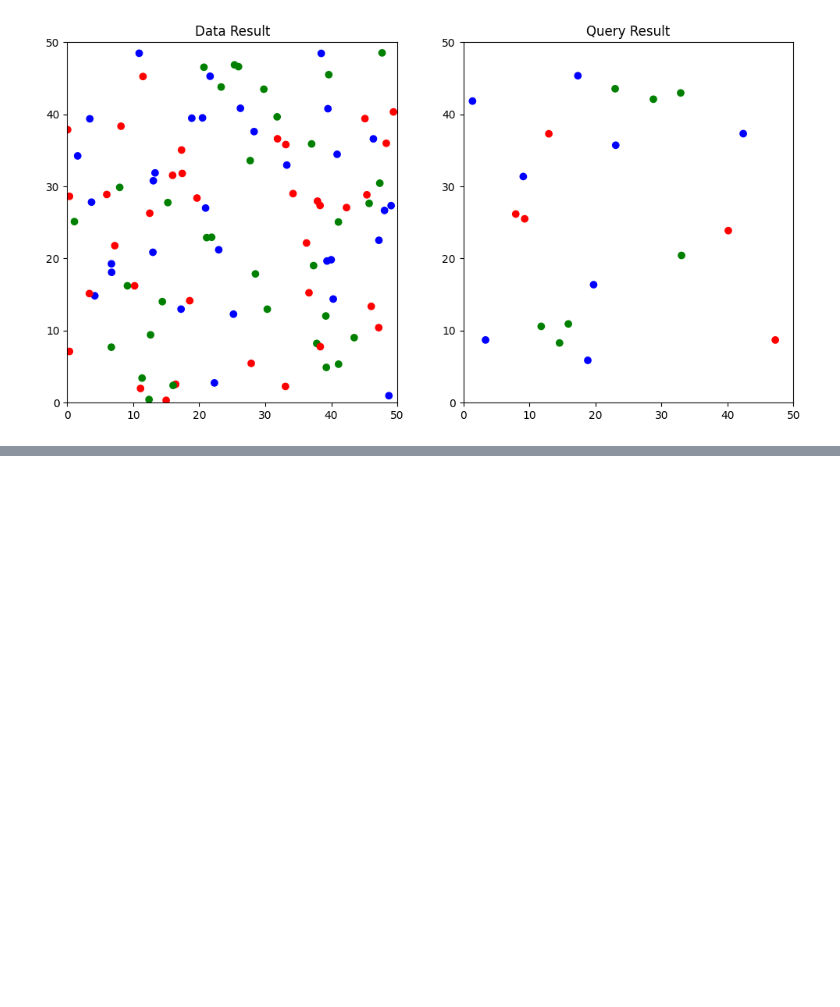
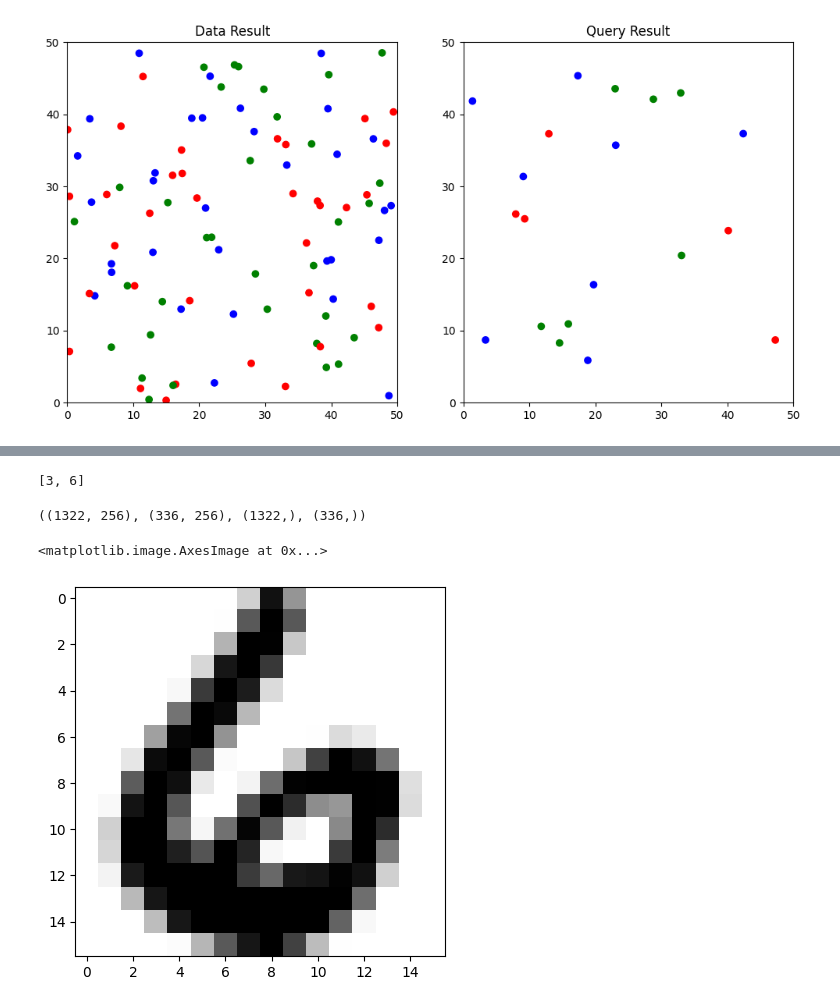
Before and after one commit to 118020020/815hws, a Jupyter notebook: hw2/solutions.ipynb, the cells around one changed output, grey strips where cells are left out. Saved outputs shown, nothing was run; the diff lists cells and outputs as text; code cells hidden in the pictures; blank space fills up the shorter version.

```diff
--- a/hw2/solutions.ipynb
+++ b/hw2/solutions.ipynb
@@ -98,0 +236,42 @@ Text(0.5, 1.0, 'Query Result')
+# %%
+udid = '702777403'
+other_number = 6
+digits = [int(udid[-1]), other_number]
+digits
+# %% [output]
+[3, 6]
+# %%
+train_data_path = "Data/DigitsTraining.csv"
+test_data_path = "Data/DigitsTesting.csv"
+train_data = np.genfromtxt(train_data_path, delimiter=',')
+# extract the first column as it is label
+train_labels = train_data[:,0]
+# extract the rest columns as it is features
+train_features = train_data[:,1:]
+# train_data = (train_labels, train_features)
+
+test_data = np.genfromtxt(test_data_path, delimiter=',')
+# extract the first column as it is label
+test_labels = test_data[:,0]
+# extract the rest columns as it is features
+test_features = test_data[:,1:]
+# test_data = (test_labels, test_features)
+
+# only keep digits 3 and 6, i.e. label in digits
+train_indices = np.isin(train_labels, digits)
+test_indices = np.isin(test_labels, digits)
+
+train_labels = train_labels[train_indices]
+train_features = train_features[train_indices]
+test_labels = test_labels[test_indices]
+test_features = test_features[test_indices]
+
+train_features.shape, test_features.shape, train_labels.shape, test_labels.shape
+# %% [output]
+((1322, 256), (336, 256), (1322,), (336,))
+# %%
+# plot one example from train_data
+plt.imshow(train_features[0, :].reshape(16, 16), cmap='gray')
+# %% [output]
+<matplotlib.image.AxesImage at 0x...>
+[figure, added]
```
Also changed, not shown: parts of 28 cells of this notebook.
